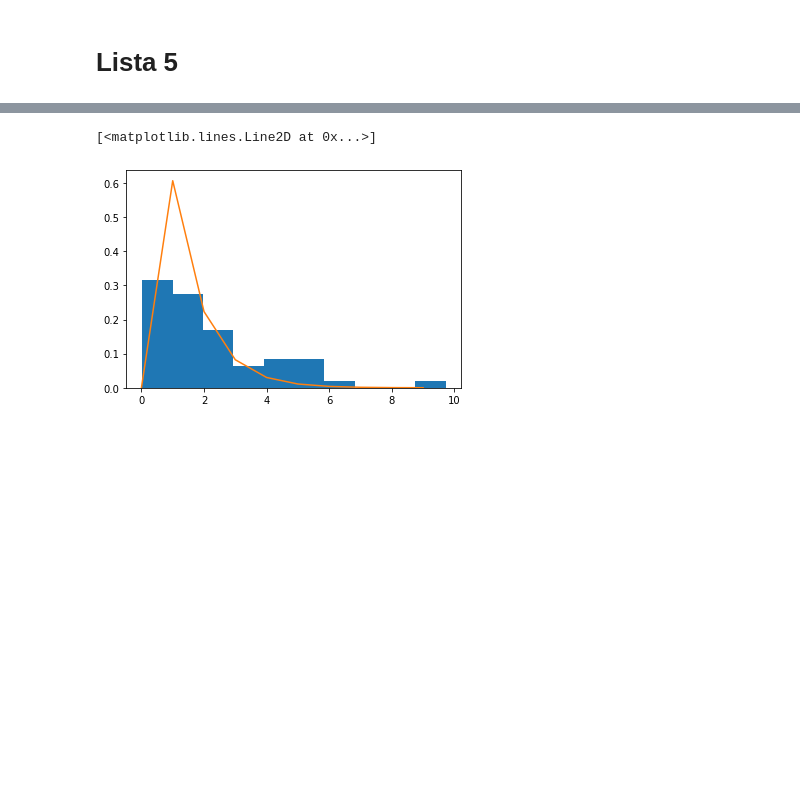
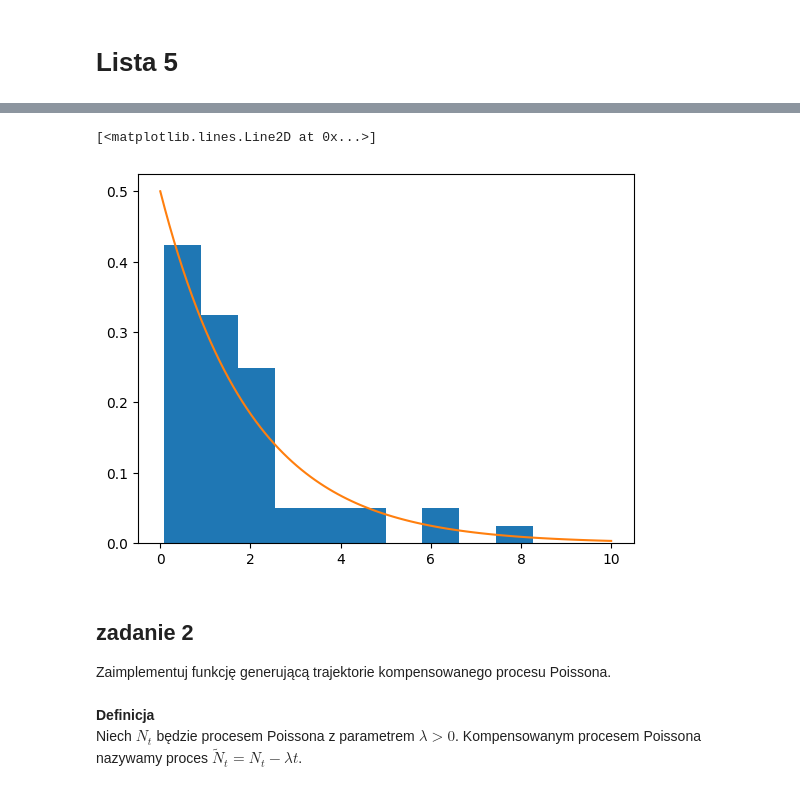
Before and after one commit to MariaNowacka/4-semestr, a Jupyter notebook: symulacje/Nowacka_Lista5.ipynb, the cells around one changed output, grey strips where cells are left out. Drawn from its saved outputs; the diff is of its cells as text; code cells hidden in the pictures; blank space fills up the shorter version.

```diff
--- a/symulacje/Nowacka_Lista5.ipynb
+++ b/symulacje/Nowacka_Lista5.ipynb
@@ -22,7 +28,14 @@ plt.show()
 # %%
 plt.hist(np.diff(p), density=True)
-x=range(0,10)
-plt.plot(x,expon.pdf(x, loc = lam, scale = ))
+x=np.linspace(0,10,100)
+plt.plot(x,expon.pdf(x, loc = 0, scale = 1/lam))
 # %% [output]
 [<matplotlib.lines.Line2D at 0x...>]
-[figure, old version]
+[figure, new version]
+# %% [markdown]
+## zadanie 2
+Zaimplementuj funkcję generującą trajektorie kompensowanego procesu
+Poissona.
+# %% [markdown]
+**Definicja** \
+Niech $N_t$ będzie procesem Poissona z parametrem $λ > 0$. Kompensowanym procesem Poissona nazywamy proces $\widetilde N_t = N_t − λt$.
```
Also changed, not shown: parts of 4 cells of this notebook.
